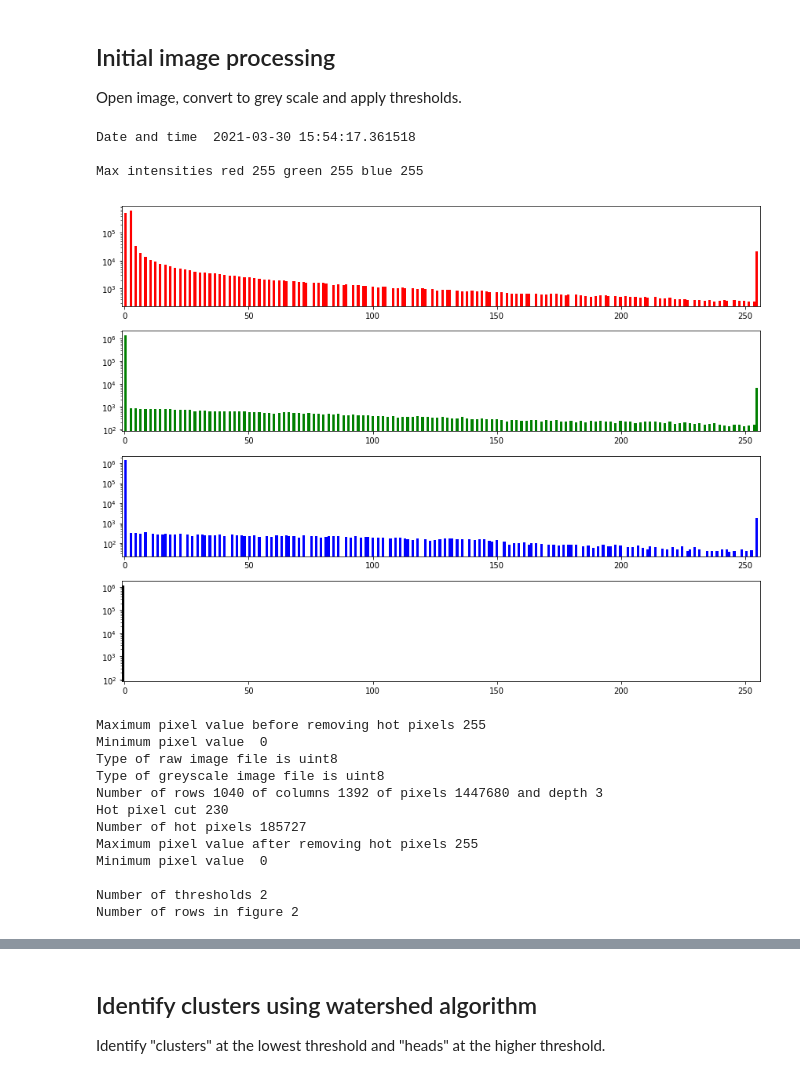
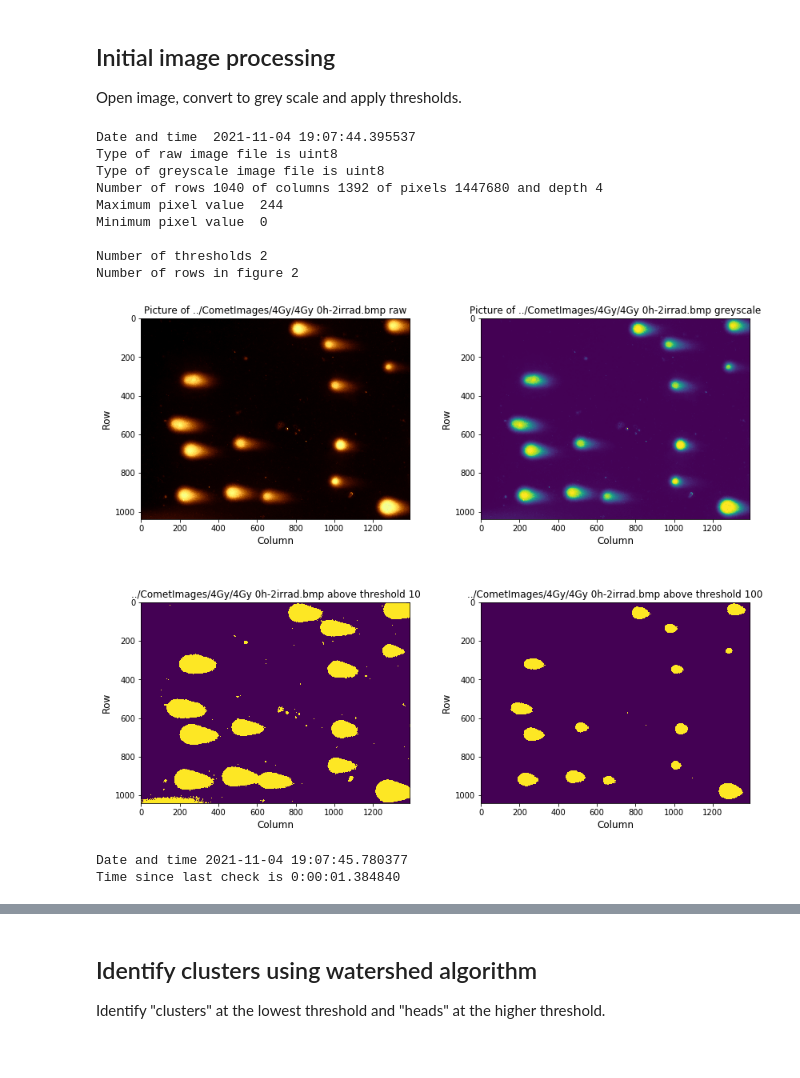
Before and after one commit to Selina9/notebooks, a Jupyter notebook: 210315WatershedSearchFattenJson-T4.ipynb, the cells around one changed output, grey strips where cells are left out. Drawn from its saved outputs; the diff is of its cells as text; code cells hidden in the pictures.

```diff
--- a/210315WatershedSearchFattenJson-T4.ipynb
+++ b/210315WatershedSearchFattenJson-T4.ipynb
@@ -43,7 +31,7 @@ import matplotlib.pyplot as plt
 #imFile = "Images/IrradiatedBatch/0013.bmp"
 #imFile = "Images/IrradiatedBatch/0013.bmp"
 #imFile = "MCimages/simImg0.bmp"
-imFile = "CometImages/sim-img-train/simImg42.bmp"   #14.bmp
+imFile = "../CometImages/4Gy/4Gy 0h-2irrad.bmp"
 #
 # Evidence tuning needed in e.g. Control 0009, Control 0019, Irradiated 0013, Irradiated 0018
 #
@@ -235,14 +223,7 @@ import datetime
 now = datetime.datetime.now()
 print("Date and time ",str(now))
 #
-withHists = True
-#
-# Set thresholds for applying to image (lowest to highest)
-#thresh = np.array([10, 180])
-thresh = np.array([10, 100]) # was 10, 100
-#thresh = np.array([30, 180, 225])
-#
-def processImage(imgRaw, hotCut):
+def processImage(imgRaw):  #previously had hotCut arguement
     #
     import sys
     import numpy as np
@@ -274,6 +255,7 @@ def processImage(imgRaw, hotCut):
         print("Unexpected image depth",nDepth)
         sys.stop()
     #
+    """
     # Remove "hot" pixels
     print(" ")
     print("Maximum pixel value before removing hot pixels",np.amax(imgGrey))
@@ -284,28 +266,31 @@ def processImage(imgRaw, hotCut):
     # Rescale
     #imgGrey = np.asarray(255//hotCut*imgGrey, dtype = np.uint8)
     imgGrey = np.asarray((255/hotCut)*imgGrey, dtype = np.uint8)
-
+    """
     #
     print("Type of raw image file is",imgRaw.dtype)
     print("Type of greyscale image file is",imgGrey.dtype)
     print("Number of rows",nRows,"of columns",nCols,"of pixels",nRows*nCols,"and depth",nDepth)
-    print("Hot pixel cut",hotCut)
-    print("Number of hot pixels",np.sum(hotPixels))
-    print("Maximum pixel value after removing hot pixels",np.amax(imgGrey))
+    #print("Hot pixel cut",hotCut)
+    #print("Number of hot pixels",np.sum(hotPixels))
+    #print("Maximum pixel value after removing hot pixels",np.amax(imgGrey))
+    print("Maximum pixel value ",np.amax(imgGrey))
     print("Minimum pixel value ",np.amin(imgGrey))
     #
     return imgGrey, nRows, nCols
 #
+withHists = False #whether to plot Histos in processImage
+#
 # Set thresholds for applying to image (lowest to highest)
 #thresh = np.array([10, 180])
-#thresh = np.array([10, 100])
+thresh = np.array([10, 100]) # was 10, 100
 #thresh = np.array([30, 180, 225])
 #
 # Read in image
 imgRaw = plt.imread(imFile)
 #
 hotCut = 230
-imgGrey, nRows, nCols = processImage(imgRaw, hotCut)
+imgGrey, nRows, nCols = processImage(imgRaw) #removed hotCut argument
 #
 nThresh = len(thresh)
 imgThr = np.zeros((nRows, nCols, nThresh))
@@ -370,45 +355,41 @@ plt.title("red channel with threshold 10")
 plt.imshow(r10, cmap='afmhot')
 plt.subplot(1,2,2)
 plt.title("red channel with threshold 100")
 plt.imshow(r100, cmap='afmhot')
 plt.show()
 #
 fig = plt.figure(figsize = (16,10))
 plt.subplot(1,2,1)
 plt.title("red channel minus green channel")
 plt.imshow(rMinusG, cmap='afmhot')
 plt.subplot(1, 2, 2)
 plt.title("red channel minus green channel above threshold " + str(RGthresh))
 plt.imshow(rMinusGthresh, cmap='afmhot')
 plt.show()
 plt.show()
 #
 fig = plt.figure(figsize = (16,10))
 plt.title("red channel minus green channel instensities")
 plt.hist(np.ravel(rMinusG), range = (0, 90), color = 'y')
 plt.show()
 
 """
 #
 then = now
 now = datetime.datetime.now()
 print(" ")
 print("Date and time",str(now))
 print("Time since last check is",str(now - then))
 # %% [output]
-Date and time  2021-03-30 15:54:17.361518
+Date and time  2021-11-04 19:07:44.395537
+Type of raw image file is uint8
+Type of greyscale image file is uint8
+Number of rows 1040 of columns 1392 of pixels 1447680 and depth 4
+Maximum pixel value  244
+Minimum pixel value  0
 
-Max intensities red 255 green 255 blue 255
+Number of thresholds 2
+Number of rows in figure 2
-[figure, old version]
+[figure, new version]
-Maximum pixel value before removing hot pixels 255
-Minimum pixel value  0
-Type of raw image file is uint8
-Type of greyscale image file is uint8
-Number of rows 1040 of columns 1392 of pixels 1447680 and depth 3
-Hot pixel cut 230
-Number of hot pixels 185727
-Maximum pixel value after removing hot pixels 255
-Minimum pixel value  0
-
-Number of thresholds 2
-Number of rows in figure 2
+Date and time 2021-11-04 19:07:45.780377
+Time since last check is 0:00:01.384840
```
Also changed, not shown: parts of 19 cells of this notebook, 18 other files.
